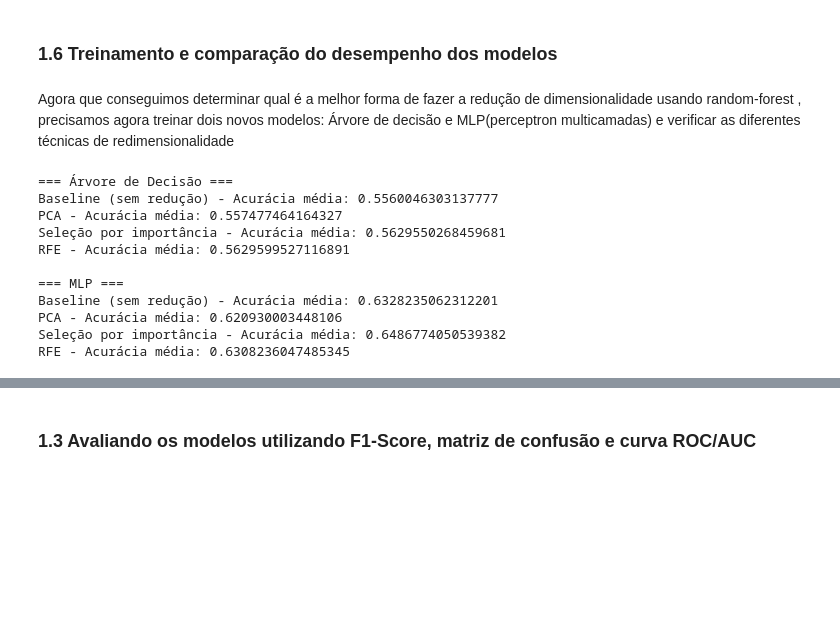
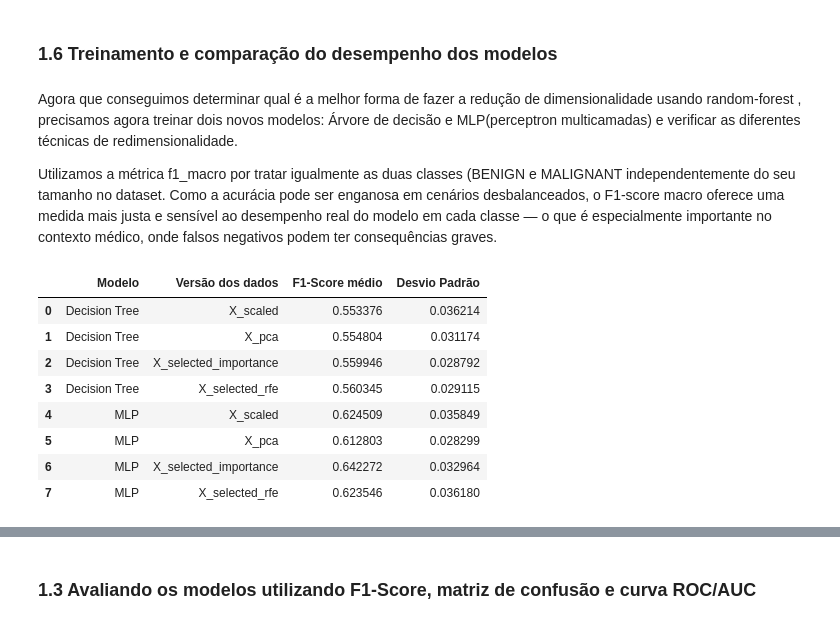
Before and after one commit to frans203/prova-PAM, a Jupyter notebook: prova_2_pam.ipynb, the cells around one changed output, grey strips where cells are left out. Cells and saved outputs as stored; diff of their text form; code cells hidden in the pictures; blank space fills up the shorter version.

```diff
--- a/prova_2_pam.ipynb
+++ b/prova_2_pam.ipynb
@@ -284,7 +310,13 @@ A técnica de RFE apresentou o melhor desempenho, indicando que uma seleção cu
 # %% [markdown]
 ### 1.6 Treinamento e comparação do desempenho dos modelos
 # %% [markdown]
-Agora que conseguimos determinar qual é a melhor forma de fazer a redução de dimensionalidade usando random-forest , precisamos agora treinar dois novos modelos: Árvore de decisão e MLP(perceptron multicamadas) e verificar as diferentes técnicas de redimensionalidade
+Agora que conseguimos determinar qual é a melhor forma de fazer a redução de dimensionalidade usando random-forest , precisamos agora treinar dois novos modelos: Árvore de decisão e MLP(perceptron multicamadas) e verificar as diferentes técnicas de redimensionalidade.
+
+Utilizamos a métrica f1_macro por tratar igualmente as duas classes (BENIGN e MALIGNANT
+independentemente do seu tamanho no dataset. Como a acurácia pode ser enganosa em cenários
+desbalanceados, o F1-score macro oferece uma medida mais justa e sensível ao desempenho real do modelo
+em cada classe — o que é especialmente importante no contexto médico, onde falsos negativos podem ter
+consequências graves.
 # %%
 from sklearn.tree import DecisionTreeClassifier
 from sklearn.neural_network import MLPClassifier
@@ -298,47 +330,47 @@ cv = StratifiedKFold(n_splits=10, shuffle=True, random_state=42)
 
 #TREINANDO E AVALIANDO
 #1. Árvore de decisão baseline
-scores_dt_full = cross_val_score(dt_model, X_scaled, y, cv=cv, scoring="accuracy")
+scores_dt_full = cross_val_score(dt_model, X_scaled, y, cv=cv, scoring="f1_macro")
 #2. MLP baseline
-scores_mlp_full = cross_val_score(mlp_model, X_scaled, y, cv=cv, scoring='accuracy')
-
+scores_mlp_full = cross_val_score(mlp_model, X_scaled, y, cv=cv, scoring='f1_macro')
 #3. Árvore de decisão com PCA
-scores_dt_pca = cross_val_score(dt_model, X_pca, y, cv=cv, scoring='accuracy')
+scores_dt_pca = cross_val_score(dt_model, X_pca, y, cv=cv, scoring='f1_macro')
 #4. MLP com PCA
-scores_mlp_pca = cross_val_score(mlp_model,X_pca, y, cv=cv, scoring='accuracy')
-
+scores_mlp_pca = cross_val_score(mlp_model,X_pca, y, cv=cv, scoring='f1_macro')
 #5. Arvores de decisão com seleção por importancia
-scores_dt_importance = cross_val_score(dt_model, X_selected_importance, y, cv=cv, scoring='accuracy')
+scores_dt_importance = cross_val_score(dt_model, X_selected_importance, y, cv=cv, scoring='f1_macro')
 #6. MLP - Com seleção por importância
-scores_mlp_importance = cross_val_score(mlp_model, X_selected_importance, y, cv=cv, scoring='accuracy')
+scores_mlp_importance = cross_val_score(mlp_model, X_selected_importance, y, cv=cv, scoring='f1_macro')
 
 #7. Arvores de decisão com RFE
-scores_dt_rfe = cross_val_score(dt_model, X_selected_rfe, y, cv=cv, scoring='accuracy')
+scores_dt_rfe = cross_val_score(dt_model, X_selected_rfe, y, cv=cv, scoring='f1_macro')
 #8.MLP com rfe
-scores_mlp_rfe = cross_val_score(mlp_model, X_selected_rfe, y,  cv=cv, scoring='accuracy')
-
-# Exibindo os resultados
-print("\n=== Árvore de Decisão ===")
-print("Baseline (sem redução) - Acurácia média:", np.mean(scores_dt_full))
-print("PCA - Acurácia média:", np.mean(scores_dt_pca))
-print("Seleção por importância - Acurácia média:", np.mean(scores_dt_importance))
-print("RFE - Acurácia média:", np.mean(scores_dt_rfe))
-
-print("\n=== MLP ===")
-print("Baseline (sem redução) - Acurácia média:", np.mean(scores_mlp_full))
-print("PCA - Acurácia média:", np.mean(scores_mlp_pca))
-print("Seleção por importância - Acurácia média:", np.mean(scores_mlp_importance))
-print("RFE - Acurácia média:", np.mean(scores_mlp_rfe))
+scores_mlp_rfe = cross_val_score(mlp_model, X_selected_rfe, y,  cv=cv, scoring='f1_macro')
-# %% [output]
-=== Árvore de Decisão ===
-Baseline (sem redução) - Acurácia média: 0.5560046303137777
-PCA - Acurácia média: 0.557477464164327
-Seleção por importância - Acurácia média: 0.5629550268459681
-RFE - Acurácia média: 0.5629599527116891
-
-=== MLP ===
-Baseline (sem redução) - Acurácia média: 0.6328235062312201
-PCA - Acurácia média: 0.620930003448106
-Seleção por importância - Acurácia média: 0.6486774050539382
-RFE - Acurácia média: 0.6308236047485345
+# %%
+results = {
+    "Modelo": ["Decision Tree", "Decision Tree", "Decision Tree", "Decision Tree",
+               "MLP", "MLP", "MLP", "MLP"],
+    "Versão dos dados": ["X_scaled", "X_pca", "X_selected_importance", "X_selected_rfe"]*2,
+    "F1-Score médio": [
+        scores_dt_full.mean(), scores_dt_pca.mean(), scores_dt_importance.mean(), scores_dt_rfe.mean(),
+        scores_mlp_full.mean(), scores_mlp_pca.mean(), scores_mlp_importance.mean(), scores_mlp_rfe.mean()
+    ],
+    "Desvio Padrão": [
+        scores_dt_full.std(), scores_dt_pca.std(), scores_dt_importance.std(), scores_dt_rfe.std(),
+        scores_mlp_full.std(), scores_mlp_pca.std(), scores_mlp_importance.std(), scores_mlp_rfe.std()
+    ]
+}
+
+df_results = pd.DataFrame(results)
+display(df_results)
+# %% [output]
+|  | Modelo | Versão dos dados | F1-Score médio | Desvio Padrão |
+| 0 | Decision Tree | X_scaled | 0.553376 | 0.036214 |
+| 1 | Decision Tree | X_pca | 0.554804 | 0.031174 |
+| 2 | Decision Tree | X_selected_importance | 0.559946 | 0.028792 |
+| 3 | Decision Tree | X_selected_rfe | 0.560345 | 0.029115 |
+| 4 | MLP | X_scaled | 0.624509 | 0.035849 |
+| 5 | MLP | X_pca | 0.612803 | 0.028299 |
+| 6 | MLP | X_selected_importance | 0.642272 | 0.032964 |
+| 7 | MLP | X_selected_rfe | 0.623546 | 0.036180 |
 # %% [markdown]
```
Also changed, not shown: parts of 50 cells of this notebook.
